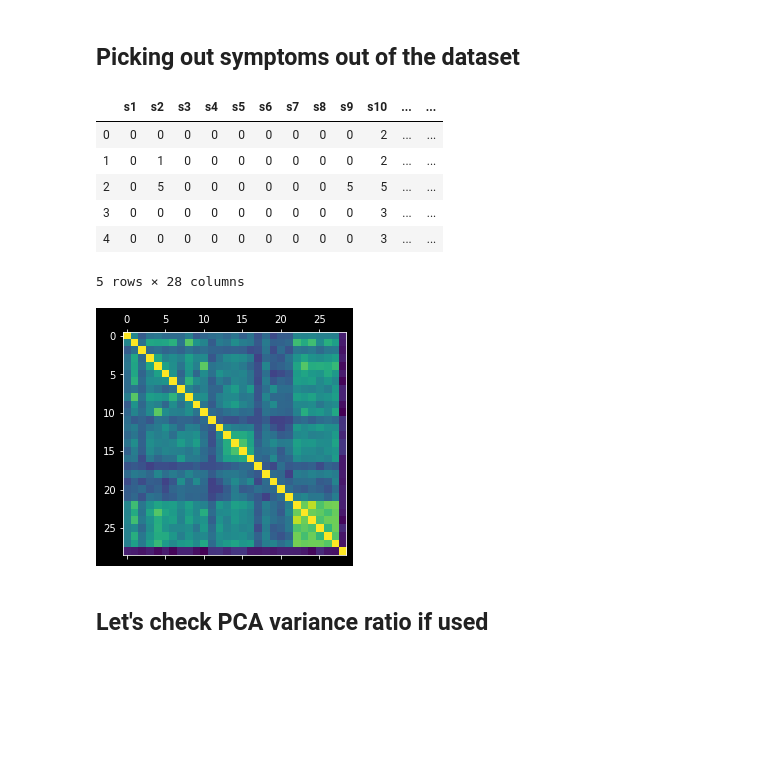
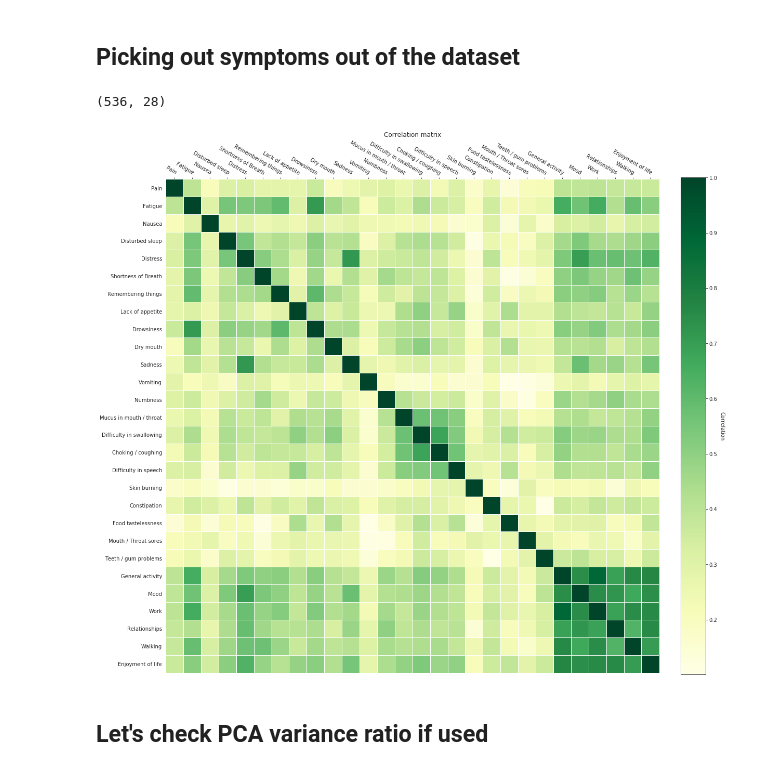
Before and after one commit to CarlaFloricel/Symptoms_Project, a Jupyter notebook: data/kmeans.ipynb, the cells around one changed output. Drawn from its saved outputs; the diff is of its cells as text; code cells hidden in the pictures; blank space fills up the shorter version.

```diff
--- a/data/kmeans.ipynb
+++ b/data/kmeans.ipynb
@@ -24,6 +57,10 @@ df_train.head()
 | 3 | 10009 | 9.063889 | 22 to 24 mos. | 0 | 0 | 0 | 0 | 0 | 0.0 | 0.0 | ... |
 | 4 | 10009 | 10.255556 | Past 2 Years 1 | 0 | 0 | 0 | 0 | 0 | 0.0 | 0.0 | ... |
 5 rows × 31 columns
+# %%
+symptoms = pd.read_csv('datasets/symptom_questions.csv')
+symptoms = symptoms.iloc[:, 2:3]
+symptoms = [s.strip() for s in np.asarray(symptoms).flatten()]
 # %%
 df_train.describe()
 # %% [output]
@@ -44,20 +81,24 @@ X = df_train.iloc[:,3:31]
 X = X.fillna(0)
 X = X.astype('int64')
 X.head()
+X.shape
 # %% [output]
-|  | s1 | s2 | s3 | s4 | s5 | s6 | s7 | s8 | s9 | s10 | ... | ... |
-| 0 | 0 | 0 | 0 | 0 | 0 | 0 | 0 | 0 | 0 | 2 | ... | ... |
-| 1 | 0 | 1 | 0 | 0 | 0 | 0 | 0 | 0 | 0 | 2 | ... | ... |
-| 2 | 0 | 5 | 0 | 0 | 0 | 0 | 0 | 0 | 5 | 5 | ... | ... |
-| 3 | 0 | 0 | 0 | 0 | 0 | 0 | 0 | 0 | 0 | 3 | ... | ... |
-| 4 | 0 | 0 | 0 | 0 | 0 | 0 | 0 | 0 | 0 | 3 | ... | ... |
-5 rows × 28 columns
+(536, 28)
-# %%
-corr = X.corr(method='pearson')
-plt.matshow(corr)
-plt.show()
-# %% [output]
-[figure, removed]
+# %%
+corr = X.corr(method='pearson')
+fig = plt.figure(figsize = (17,17))
+ax = fig.add_subplot(111)
+
+img, cbar = heatmap(corr, symptoms, symptoms,
+                    ax=ax, cmap='YlGn', cbarlabel='Correlation',
+                    cbar_kw={'fraction': 0.046, 'pad': 0.04},
+                    interpolation='nearest')
+ax.set_title('Correlation matrix')
+fig.tight_layout()
+plt.show()
+fig.savefig('output/correlation.svg', dpi=100, transparent=True)
+# %% [output]
+[figure, added]
 # %% [markdown]
 ## Let's check PCA variance ratio if used
 # %%
```
Also changed, not shown: parts of 7 cells of this notebook.
